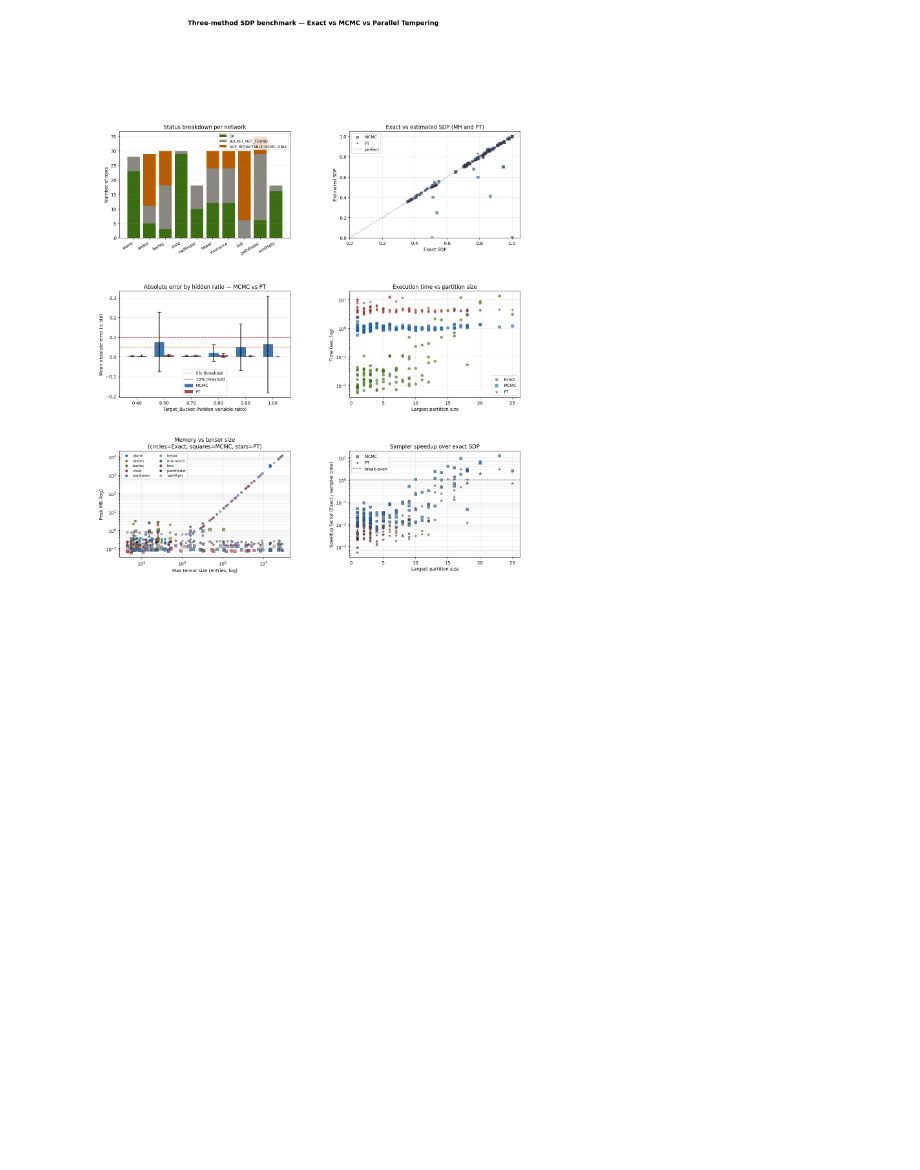
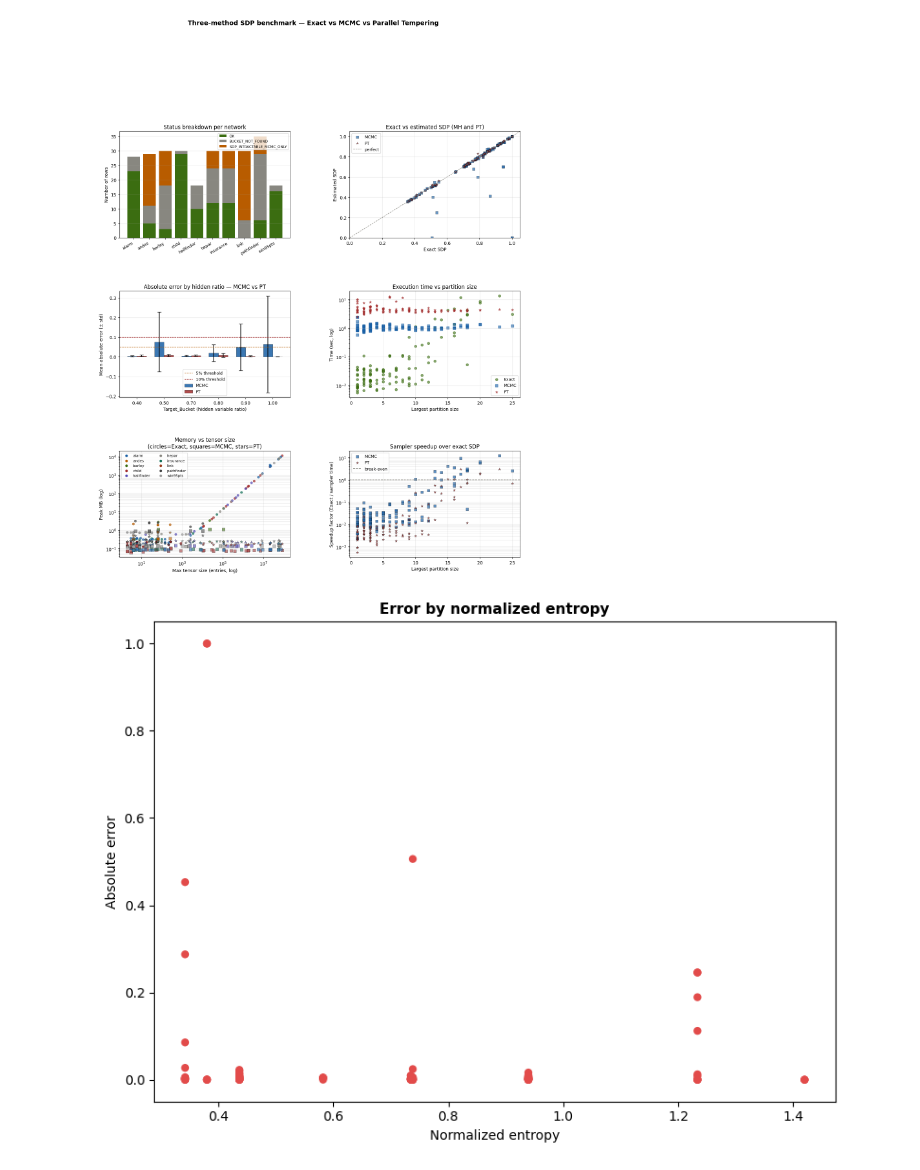
Before and after one commit to jpafcampos/explaining-BNs, a Jupyter notebook: src/benchmark_results_analysis.ipynb, the cells around one changed output. Cells and saved outputs as stored; diff of their text form; code cells hidden in the pictures; blank space fills up the shorter version.

```diff
--- a/src/benchmark_results_analysis.ipynb
+++ b/src/benchmark_results_analysis.ipynb
@@ -1156,3 +1156,28 @@ Status breakdown:
 
 Plot saved to experiment_analysis_3method.png
 [figure]
+# %%
+normalized_entropies = {'alarm': 0.436798168407322,
+ 'child': 0.9392924713977061,
+ 'insurance': 0.7382938891268565,
+ 'hailfinder': 1.2333028887131066,
+ 'hepar': 0.7348416619273956,
+ 'barley': 1.4195616594611,
+ 'win95pts': 0.3424342397315437,
+ 'andes': 0.5823159595252012,
+ 'link': 0.4188300046593287,
+ 'pathfinder': 0.38046773412225554}
+
+df["Normalized_Entropy"] = df["Network"].map(normalized_entropies)
+# %%
+# Error by normalized entropy
+fig, ax = plt.subplots(figsize=(8, 6))
+ax.scatter(df["Normalized_Entropy"], df["Absolute_Error"], color="#E24B4A", edgecolor="none")
+ax.set_title("Error by normalized entropy", fontsize=11, fontweight="bold")
+ax.set_xlabel("Normalized entropy")
+ax.set_ylabel("Absolute error")
+plt.tight_layout()
+#plt.savefig("benchmark_error_by_normalized_entropy.png", dpi=150, bbox_inches="tight")
+plt.show()
+# %% [output]
+[figure, added]
```
Also changed, not shown: parts of 3 cells of this notebook, 30 other files.
